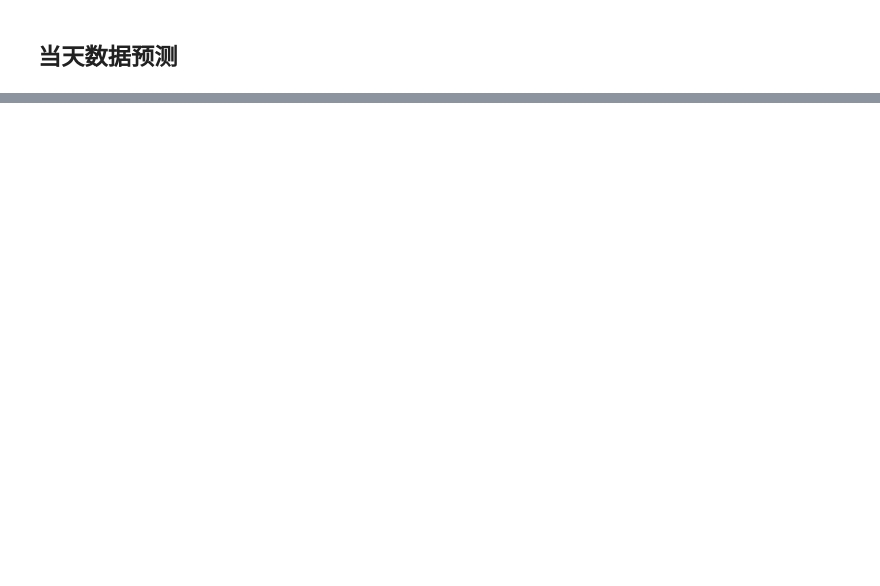
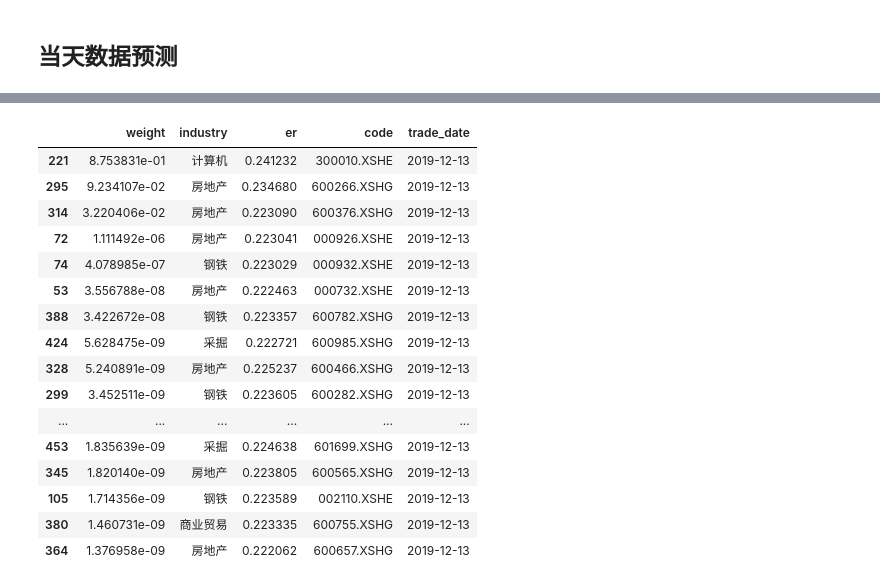
Before and after one commit to STHSF/MultiFactors, a Jupyter notebook: src/stacking/notebooks/cross_section/run_realtime_analysis.ipynb, the cells around one changed output, grey strips where cells are left out. Saved outputs shown, nothing was run; the diff lists cells and outputs as text; code cells hidden in the pictures; blank space fills up the shorter version.

```diff
--- a/src/stacking/notebooks/cross_section/run_realtime_analysis.ipynb
+++ b/src/stacking/notebooks/cross_section/run_realtime_analysis.ipynb
@@ -28,7 +28,7 @@ universe = Universe('zz500')
 freq = '5b'
 benchmark_code = 905
 # start_date = '2010-01-19'  # 训练集的起始时间
-start_date = '2019-10-16'  # 训练集的起始时间
+start_date = '2019-10-11'  # 训练集的起始时间
 end_date = '2019-12-16'
 ref_dates = makeSchedule(start_date, end_date, freq, 'china.sse')
 horizon = map_freq(freq)
@@ -180,8 +212,8 @@ from data.engines.model import Record
 import xgboost as xgb
 import gc
 
-# engine = SQLEngine('sqlite:////home/jupyter/jerry/workshop/MultiFactors/src/stacking/notebooks/real_tune_record.db')
-engine = SQLEngine('sqlite:////home/jupyter/jerry/workshop/MultiFactors/src/stacking/notebooks/real_tune_record_without_alpha.db')
+# engine = SQLEngine('sqlite:////home/jerry/workshop/projects/MultiFactors/src/stacking/notebooks/cross_section/real_tune_record.db')
+engine = SQLEngine('sqlite:////home/jerry/workshop/projects/MultiFactors/src/stacking/notebooks/cross_section/real_tune_record_without_alpha.db')
 
 try:
     # 获取当前持仓
@@ -191,7 +223,7 @@ except Exception as e:
     alpha_logger.info('pos_record Exception:{0}'.format(e))
     previous_pos = pd.DataFrame({'trade_date':[], 'weight':[],'industry':[], 'er':[],'code':[]})
 
-alpha_logger.info('previous_data: {0}, pos_len: {1}'.format(ref_date_pre, len(previous_pos)))
+alpha_logger.info('previous_pos_data: {0}, pos_len: {1}'.format(ref_date_pre, len(previous_pos)))
 
 weight_gap = 1
 transact_cost = 0.003
@@ -210,15 +242,16 @@ ics = []
 alpha_logger.info('{0} is start'.format(ref_date))
 
 # machine learning model
-# Filter Training data
-# train data
+## Filter Training data
+## 训练集构造
 trade_date_pre = ref_date - timedelta(days=1)
-alpha_logger.info('trade_date_pre {0}'.format(trade_date_pre))
 # trade_date_pre_80 = ref_date - timedelta(days=80)
 
+## 选择调仓日当天之前(不含当天)并且在80天以内的因子数据作为训练集.
 # train = train_data[(train_data.trade_date <= trade_date_pre) & (trade_date_pre_80 <= train_data.trade_date)].dropna()
-# 训练集构造, 选择调仓日当天之前(不含当天)的因子数据作为训练集.
+## 选择调仓日当天之前(不含当天)的因子数据作为训练集.
 train = train_data[train_data.trade_date <= trade_date_pre].dropna()
+alpha_logger.info('trade_date_pre {0}'.format(trade_date_pre))
 
 if len(train) <= 0:
     alpha_logger.info('{0} HAS NO TRAIN DATA!!!'.format(ref_date))
@@ -405,6 +494,26 @@ alpha_logger.info('{} is finished'.format(ref_date))
 # %%
 # TOP20
-tune_record['code'] = tune_record['code'].apply(lambda x: "{:06d}".format(x) + '.XSHG' if len(str(x))==6 and str(x)[0] in '6' else "{:06d}".format(x) + '.XSHE')
+tune_record['code'] = tune_record['code'].apply(lambda x: "{:06d}".format(x) + '.XSHG'
+                                                if len(str(x))==6 and str(x)[0] in '6'
+                                                else "{:06d}".format(x) + '.XSHE')
 tune_record.sort_values(by='weight', ascending=False)[:20]
+# %% [output]
+|  | weight | industry | er | code | trade_date |
+| 221 | 8.753831e-01 | 计算机 | 0.241232 | 300010.XSHE | 2019-12-13 |
+| 295 | 9.234107e-02 | 房地产 | 0.234680 | 600266.XSHG | 2019-12-13 |
+| 314 | 3.220406e-02 | 房地产 | 0.223090 | 600376.XSHG | 2019-12-13 |
+| 72 | 1.111492e-06 | 房地产 | 0.223041 | 000926.XSHE | 2019-12-13 |
+| 74 | 4.078985e-07 | 钢铁 | 0.223029 | 000932.XSHE | 2019-12-13 |
+| 53 | 3.556788e-08 | 房地产 | 0.222463 | 000732.XSHE | 2019-12-13 |
+| 388 | 3.422672e-08 | 钢铁 | 0.223357 | 600782.XSHG | 2019-12-13 |
+| 424 | 5.628475e-09 | 采掘 | 0.222721 | 600985.XSHG | 2019-12-13 |
+| 328 | 5.240891e-09 | 房地产 | 0.225237 | 600466.XSHG | 2019-12-13 |
+| 299 | 3.452511e-09 | 钢铁 | 0.223605 | 600282.XSHG | 2019-12-13 |
+| ... | ... | ... | ... | ... | ... |
+| 453 | 1.835639e-09 | 采掘 | 0.224638 | 601699.XSHG | 2019-12-13 |
+| 345 | 1.820140e-09 | 房地产 | 0.223805 | 600565.XSHG | 2019-12-13 |
+| 105 | 1.714356e-09 | 钢铁 | 0.223589 | 002110.XSHE | 2019-12-13 |
+| 380 | 1.460731e-09 | 商业贸易 | 0.223335 | 600755.XSHG | 2019-12-13 |
+| 364 | 1.376958e-09 | 房地产 | 0.222062 | 600657.XSHG | 2019-12-13 |
 # %%
 tune_record.sort_values(by='er', ascending=False)[:20]
```
Also changed, not shown: parts of 16 cells of this notebook, 1 other file.
